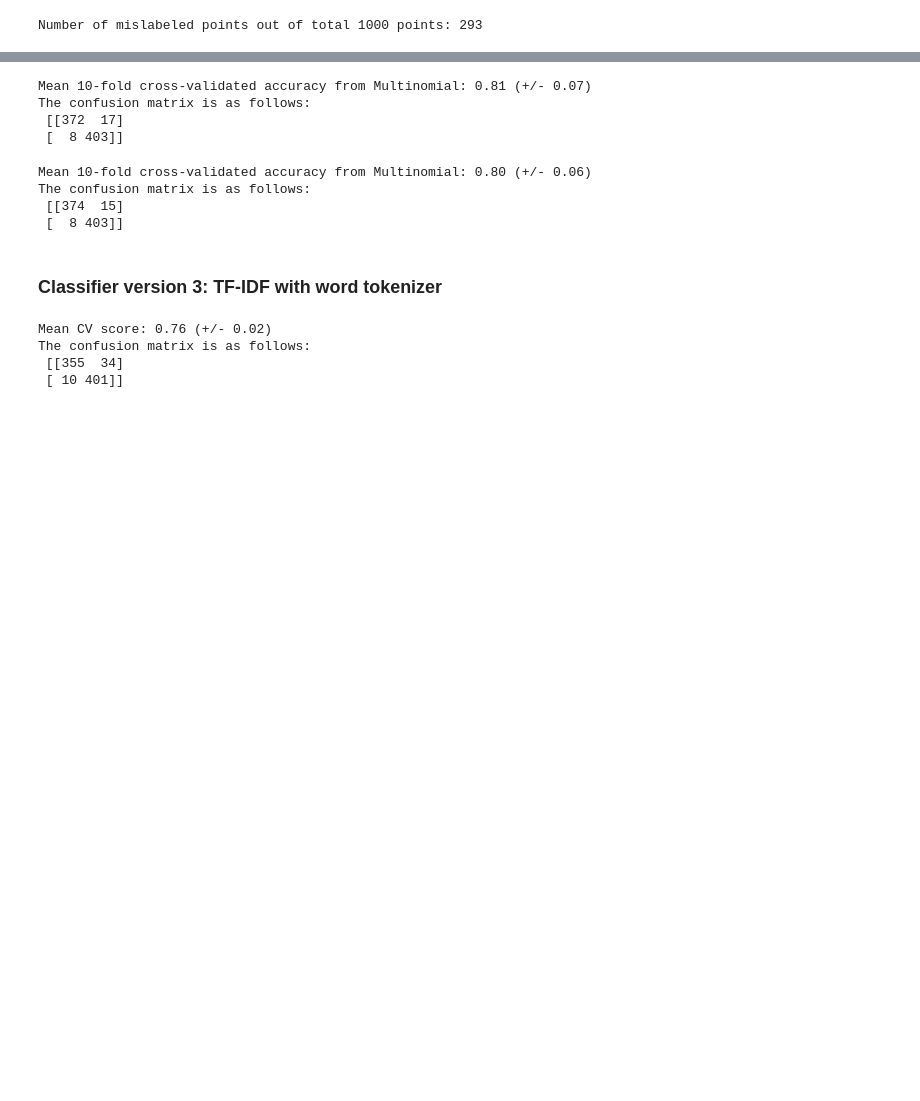
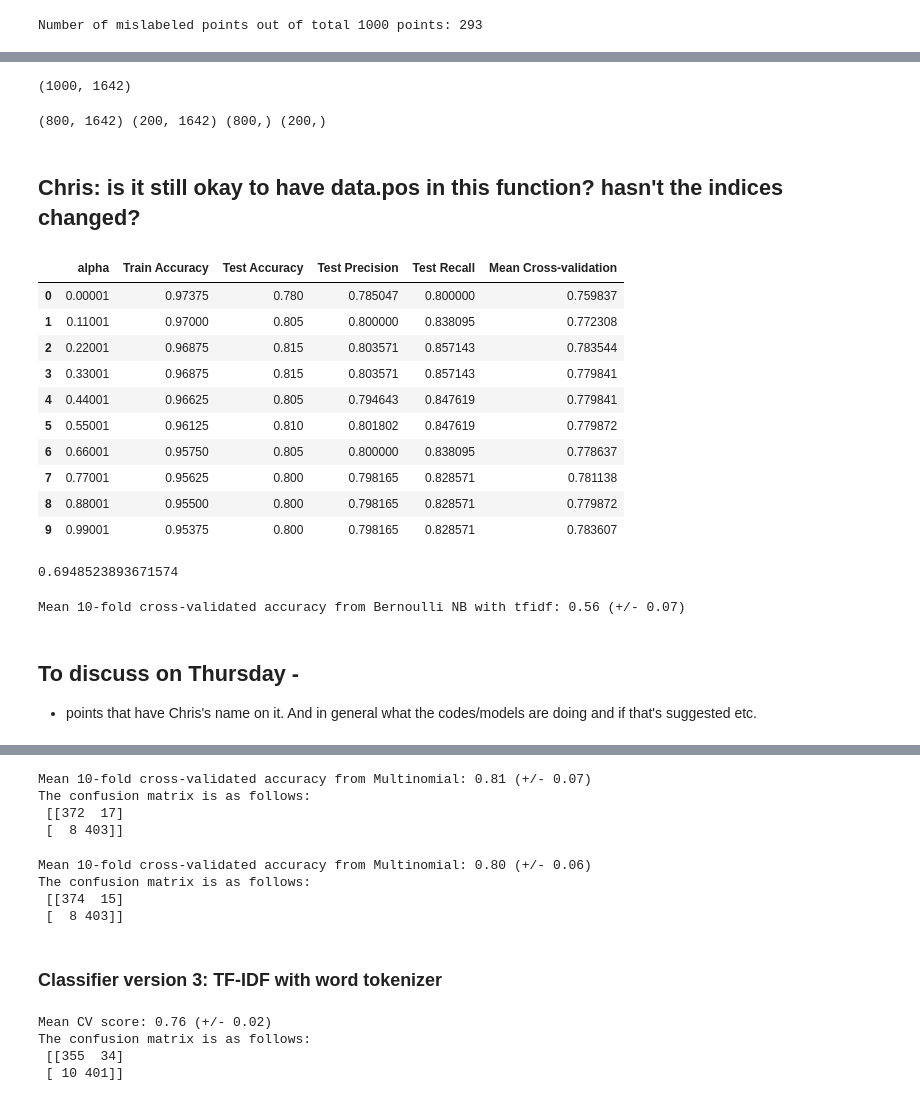
Before and after one commit to PriyankaBiswas/Data-Science, a Jupyter notebook: Unit2_SL/sentiment labelled sentences/Challenge_iterate_evaluate_classifier.ipynb, the cells around one changed output, grey strips where cells are left out. Saved outputs shown, nothing was run; the diff lists cells and outputs as text; code cells hidden in the pictures; blank space fills up the shorter version.

Commit message:
Adding notebook before Thursday's meeting

```diff
--- a/Unit2_SL/sentiment labelled sentences/Challenge_iterate_evaluate_classifier.ipynb
+++ b/Unit2_SL/sentiment labelled sentences/Challenge_iterate_evaluate_classifier.ipynb
@@ -260,0 +300,69 @@ data_train_tfidf = tfidf_transformer.fit_transform(data_train_count)
+# %%
+# First, transforming data_vec (matrix with raw frequency counts) to tfidf matrix
+
+tfidf_transformer = TfidfTransformer()
+X_tfidf = tfidf_transformer.fit_transform(X)
+
+X_tfidf.shape
+# %% [output]
+(1000, 1642)
+# %%
+# Splitting train and test subsets on X_tfidf
+
+Xtf_train, Xtf_test, ytf_train, ytf_test = train_test_split(
+    X_tfidf, data.pos, test_size = .2)
+
+print(Xtf_train.shape, Xtf_test.shape, ytf_train.shape, ytf_test.shape)
+# %% [output]
+(800, 1642) (200, 1642) (800,) (200,)
+# %% [markdown]
+## Chris: is it still okay to have data.pos in this function? hasn't the indices changed?
+# %%
+## Running Bernoulli Naive Bayes with tfidf features
+
+list_alpha = np.arange(1/1e5, 20, .11)
+train_score = np.zeros(len(list_alpha))
+test_score = np.zeros(len(list_alpha))
+test_precision = np.zeros(len(list_alpha))
+test_recall = np.zeros(len(list_alpha))
+CV_score = np.zeros(len(list_alpha))
+
+count = 0
+for alpha in list_alpha:
+    bnb = sklearn.naive_bayes.BernoulliNB(alpha=alpha)
+    bnb.fit(Xtf_train, ytf_train)
+    train_score[count] = bnb.score(Xtf_train, ytf_train)
+    test_score[count] = bnb.score(Xtf_test, ytf_test)
+    test_precision[count] = metrics.precision_score(ytf_test, bnb.predict(Xtf_test))
+    test_recall[count] = metrics.recall_score(ytf_test, bnb.predict(Xtf_test))
+    CV_score[count] = (cross_val_score(bnb, Xtf_train, ytf_train, cv=10)).mean()
+    count+= 1
+# %%
+matrix = np.matrix(np.c_[list_alpha, train_score, test_score, test_precision, test_recall, CV_score])
+models = pd.DataFrame(data = matrix, columns =
+             ['alpha', 'Train Accuracy', 'Test Accuracy', 'Test Precision', 'Test Recall', 'Mean Cross-validation'])
+models.head(n=10)
+# %% [output]
+|  | alpha | Train Accuracy | Test Accuracy | Test Precision | Test Recall | Mean Cross-validation |
+| 0 | 0.00001 | 0.97375 | 0.780 | 0.785047 | 0.800000 | 0.759837 |
+| 1 | 0.11001 | 0.97000 | 0.805 | 0.800000 | 0.838095 | 0.772308 |
+| 2 | 0.22001 | 0.96875 | 0.815 | 0.803571 | 0.857143 | 0.783544 |
+| 3 | 0.33001 | 0.96875 | 0.815 | 0.803571 | 0.857143 | 0.779841 |
+| 4 | 0.44001 | 0.96625 | 0.805 | 0.794643 | 0.847619 | 0.779841 |
+| 5 | 0.55001 | 0.96125 | 0.810 | 0.801802 | 0.847619 | 0.779872 |
+| 6 | 0.66001 | 0.95750 | 0.805 | 0.800000 | 0.838095 | 0.778637 |
+| 7 | 0.77001 | 0.95625 | 0.800 | 0.798165 | 0.828571 | 0.781138 |
+| 8 | 0.88001 | 0.95500 | 0.800 | 0.798165 | 0.828571 | 0.779872 |
+| 9 | 0.99001 | 0.95375 | 0.800 | 0.798165 | 0.828571 | 0.783607 |
+# %%
+CV_score.mean()
+# %% [output]
+0.6948523893671574
+# %%
+scores = cross_val_score(bnb, Xtf_train, ytf_train, cv=10)
+print("Mean 10-fold cross-validated accuracy from Bernoulli NB with tfidf: %0.2f (+/- %0.2f)" % (scores.mean(), scores.std() *2))  #means
+# %% [output]
+Mean 10-fold cross-validated accuracy from Bernoulli NB with tfidf: 0.56 (+/- 0.07)
+# %% [markdown]
+## To discuss on Thursday -
+- points that have Chris's name on it. And in general what the codes/models are doing and if that's suggested etc.
```
Also changed, not shown: parts of 34 cells of this notebook.
